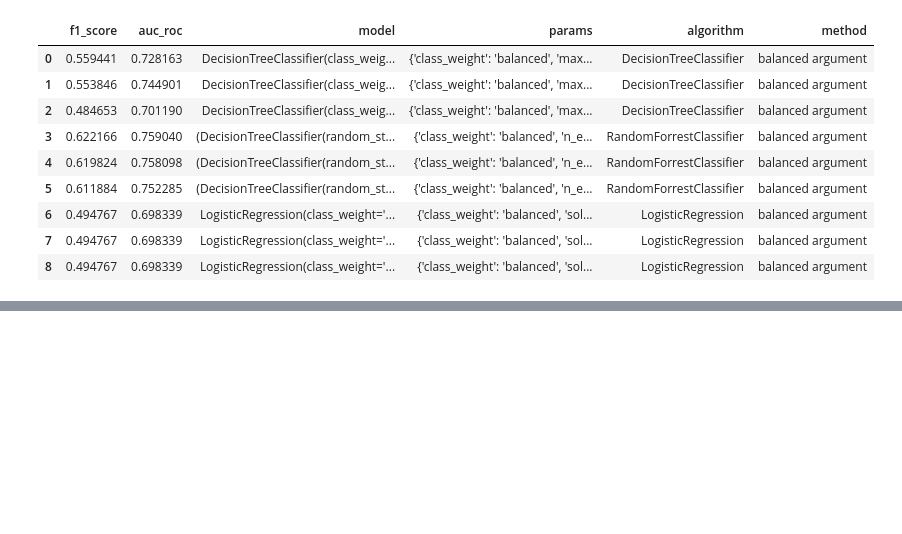
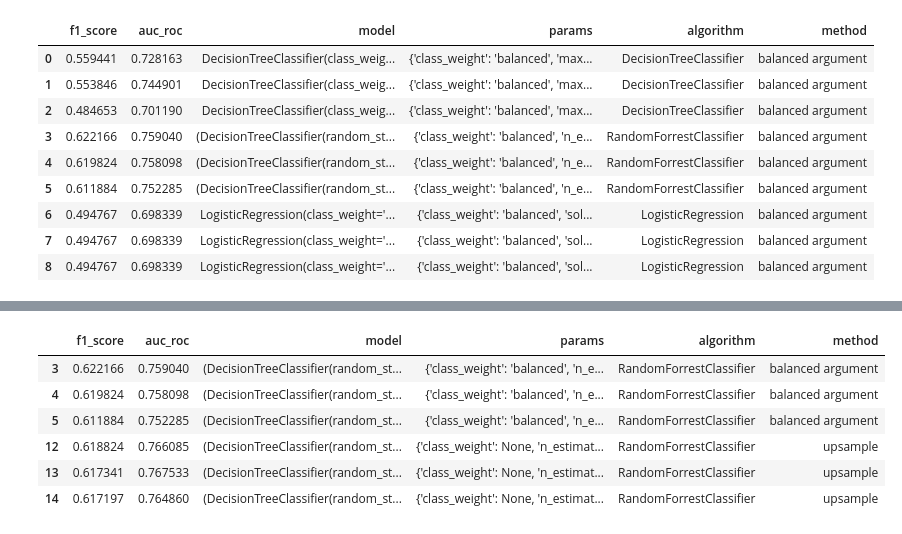
Before and after one commit to IMMontoya/Predict_Customer_Churn, a Jupyter notebook: nb.ipynb, the cells around one changed output, grey strips where cells are left out. Drawn from its saved outputs; the diff is of its cells as text; code cells hidden in the pictures; blank space fills up the shorter version.

```diff
--- a/nb.ipynb
+++ b/nb.ipynb
@@ -744,0 +799,17 @@ display(results)
+# %%
+if deep_tuning:
+    # Deep tuning
+    results = update_results(results, validate_RandomForrest(features_upsampled, target_upsampled, features_valid, target_valid, **random_forrest_deep_params), 'upsample')
+else:
+    # Simple tuning
+    results = update_results(results, validate_RandomForrest(features_upsampled, target_upsampled, features_valid, target_valid), 'upsample')
+# %%
+display(results[results['algorithm'] == 'RandomForrestClassifier'])
+# %% [output]
+|  | f1_score | auc_roc | model | params | algorithm | method |
+| 3 | 0.622166 | 0.759040 | (DecisionTreeClassifier(random_st... | {'class_weight': 'balanced', 'n_e... | RandomForrestClassifier | balanced argument |
+| 4 | 0.619824 | 0.758098 | (DecisionTreeClassifier(random_st... | {'class_weight': 'balanced', 'n_e... | RandomForrestClassifier | balanced argument |
+| 5 | 0.611884 | 0.752285 | (DecisionTreeClassifier(random_st... | {'class_weight': 'balanced', 'n_e... | RandomForrestClassifier | balanced argument |
+| 12 | 0.618824 | 0.766085 | (DecisionTreeClassifier(random_st... | {'class_weight': None, 'n_estimat... | RandomForrestClassifier | upsample |
+| 13 | 0.617341 | 0.767533 | (DecisionTreeClassifier(random_st... | {'class_weight': None, 'n_estimat... | RandomForrestClassifier | upsample |
+| 14 | 0.617197 | 0.764860 | (DecisionTreeClassifier(random_st... | {'class_weight': None, 'n_estimat... | RandomForrestClassifier | upsample |
```
Also changed, not shown: parts of 12 cells of this notebook.
